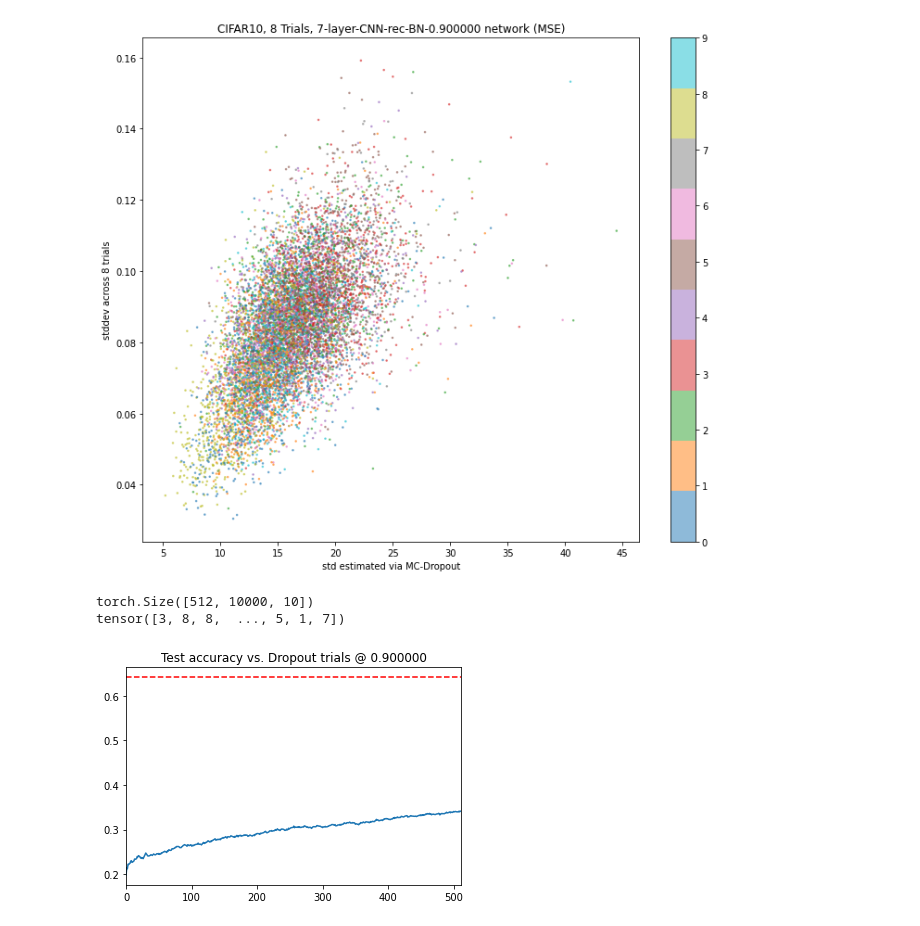
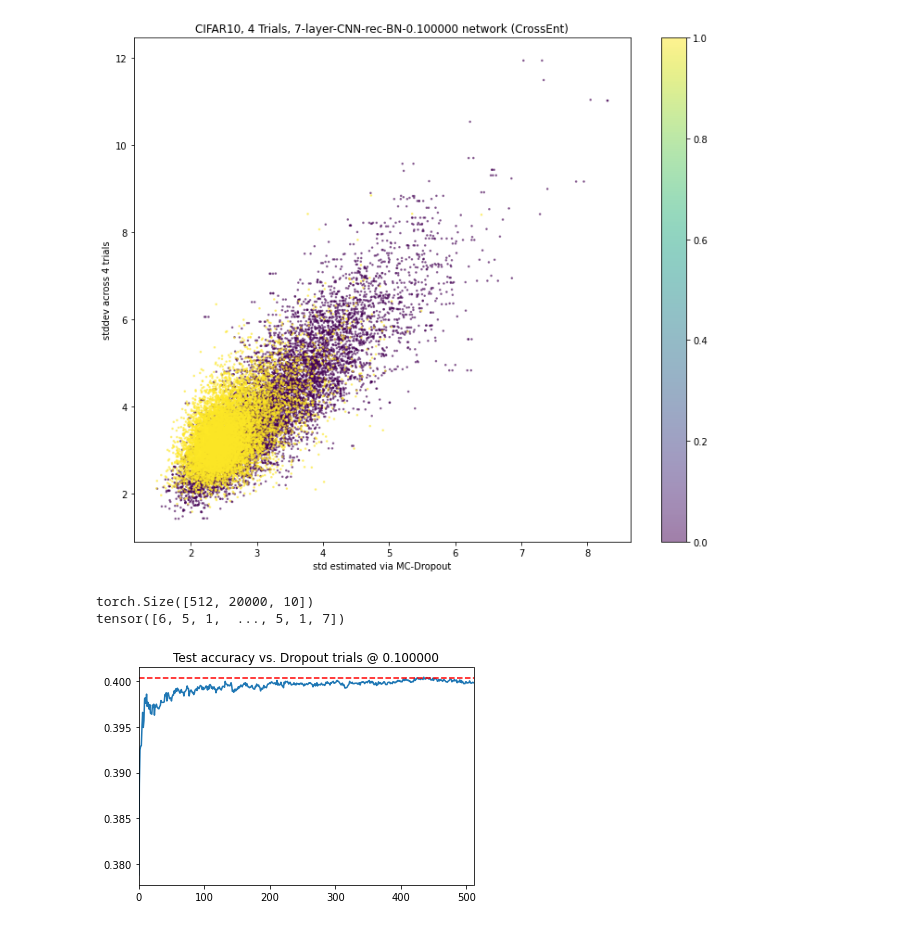
Before and after one commit to betairylia/Active-learning-features, a Jupyter notebook: ToyExperiments/Dropout/dropout_related.ipynb, the cells around one changed output. Cells and saved outputs as stored; diff of their text form; code cells hidden in the pictures.

```diff
--- a/ToyExperiments/Dropout/dropout_related.ipynb
+++ b/ToyExperiments/Dropout/dropout_related.ipynb
@@ -89,7 +107,7 @@ class Recorder(nn.Module):
 # %%
 from tqdm import tqdm
 
-n_trials = 8
+n_trials = 4
 batch_size = 1024
 
 train_dl = torch.utils.data.DataLoader(
@@ -143,7 +161,7 @@ class Network(nn.Module):
         self.hidden_dim = hidden_dim
         self.nfc = 0
 
-        p = 0.9
+        p = 0.1
         self.dropout_rate = p
 
 ######################################################
@@ -254,11 +272,11 @@ class Network(nn.Module):
 
 device = torch.device('cuda:0')
 
-# lossFn = nn.CrossEntropyLoss()
-# lossType = "CrossEnt"
+lossFn = nn.CrossEntropyLoss()
+lossType = "CrossEnt"
 
-lossFn = lambda output, y : F.mse_loss(output, F.one_hot(y, 10).float())
-lossType = "MSE"
+# lossFn = lambda output, y : F.mse_loss(output, F.one_hot(y, 10).float())
+# lossType = "MSE"
 
 accFn  = Accuracy()
 
@@ -290,7 +308,7 @@ for i in range(n_trials):
     for ep in tqdm(range(epochs)):
         for batch in train_dl:
 
-            x, y = batch
+            x, y, _ = batch
             x = x.to(device)
             y = y.to(device)
 
@@ -328,7 +346,7 @@ for i in range(n_trials):
     cnt = 0
     logits = []
     for batch in test_dl:
-        x, y = batch
+        x, y, _ = batch
         x = x.to(device)
 
         output = net(x)
@@ -386,12 +396,16 @@ is_uncertain = True
 
 N_dropout_trials = 512
 all_logits = []
+y_s = []
+o_s = []
 recorder_identity(net)
 
 for batch in tqdm(test_dl, total = len(test_dl)):
 
-    x, y = batch
+    x, y, o = batch
     x = x.to(device)
+    y_s.append(y)
+    o_s.append(o)
 
     disable_dropout(net)
     record(net)
@@ -411,6 +425,8 @@ for batch in tqdm(test_dl, total = len(test_dl)):
     all_logits.append(torch.stack(logits, dim = 0))
 
 all_logits = torch.cat(all_logits, dim = 1)
+y_s = torch.cat(y_s, 0)
+o_s = torch.cat(o_s, 0)
 recorder_identity(net)
 
 is_uncertain = False
@@ -449,20 +465,20 @@ else:
 # %%
 from matplotlib import pyplot as plt
 plt.figure(figsize = (12, 10))
 
 colorbar = plt.scatter(
 #     nza_std.mean(dim = 1), trial_std.mean(dim = 1), alpha = 0.5, marker = '.',
     dropout_std.mean(dim = 1), trial_std.mean(dim = 1), alpha = 0.5, marker = '.',
-    s = 10, c = GT_y, cmap = "tab10")
+    s = 10, c = o_s)
 plt.colorbar(colorbar)
 plt.xlabel("std estimated via MC-Dropout")
 plt.ylabel("stddev across %d trials" % (n_trials))
 plt.title("%s, %d Trials, %s network (%s)" % (dataset_name, n_trials, net.model_type, lossType))
 
 plt.savefig("%dtrials_%s(%d)_%s(%s)-%d.png" % (n_trials, dataset_name, n_labeled, net.model_type, lossType, net.hidden_dim))
 plt.show()
 # %% [output]
-[figure, old version]
+[figure, new version]
 # %%
 # Test: Dropout mean accuracy
 
@@ -471,13 +487,13 @@ print(all_logits.shape)
 
 accs = []
 
-GT_acc = (torch.argmax(trial_logits[-1], dim = 1) == GT_y).sum() / GT_y.shape[0]
-print(GT_y)
+GT_acc = (torch.argmax(trial_logits[-1], dim = 1) == y_s).sum() / y_s.shape[0]
+print(y_s)
 
 for i in tqdm(range(N_dropout_trials)):
     prediction = torch.argmax(all_logits[:(i+1)].mean(0), dim = 1)
 #     print(all_logits[i])
-    acc = (prediction == GT_y).sum() / GT_y.shape[0]
+    acc = (prediction == y_s).sum() / y_s.shape[0]
     accs.append(acc)
 
 plt.plot(accs)
@@ -492,6 +508,6 @@ plt.show()
 # 1. Above cell's figure (estimated vs. GT variance) vs. training epochs
 # 2. MC-dropout for larger networks / more complex datasets
 # %% [output]
-torch.Size([512, 10000, 10])
-tensor([3, 8, 8,  ..., 5, 1, 7])
+torch.Size([512, 20000, 10])
+tensor([6, 5, 1,  ..., 5, 1, 7])
-[figure, old version]
+[figure, new version]
```
Also changed, not shown: parts of 7 cells of this notebook, 10 other files.
